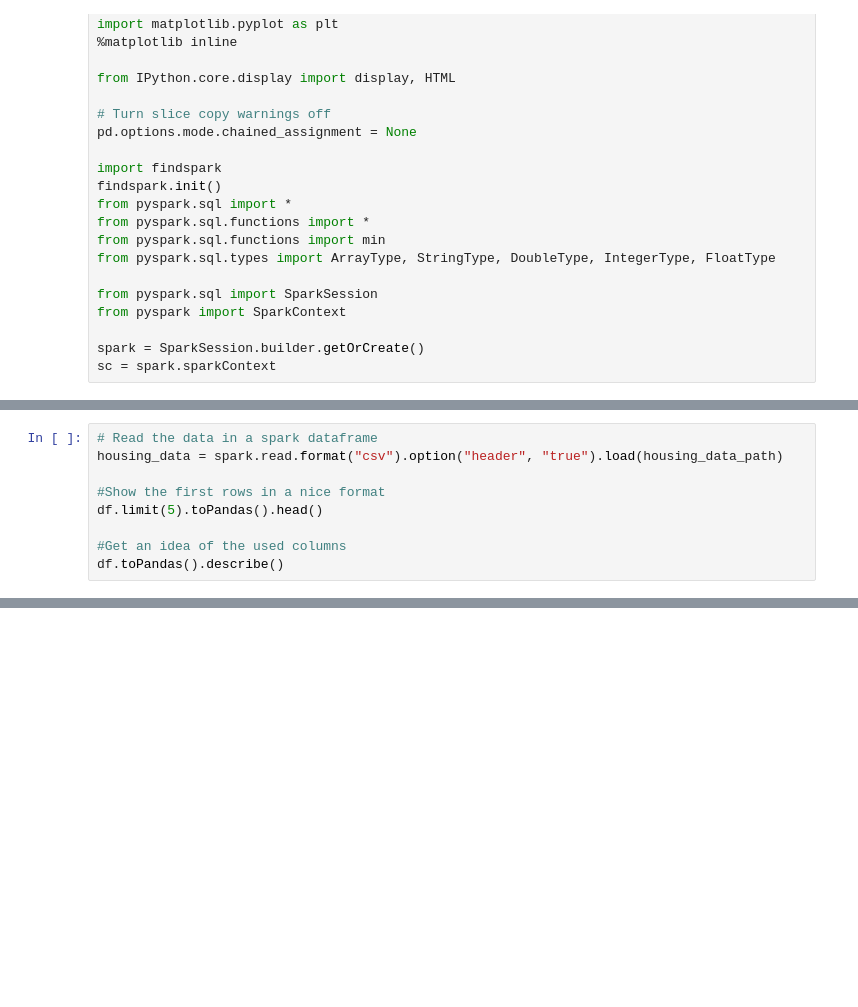
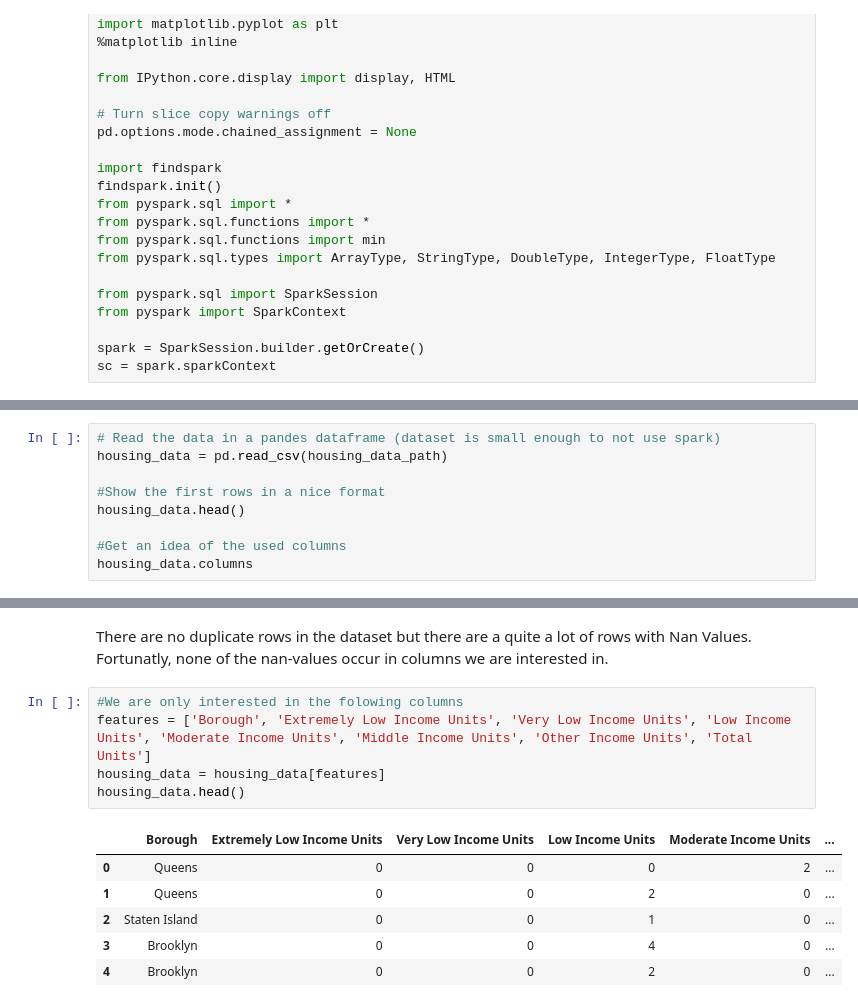
Before and after one commit to ThibauldBraet/Whos-your-data, a Jupyter notebook: Housing.ipynb, the cells around one changed output, grey strips where cells are left out. Cells and saved outputs as stored; diff of their text form; blank space fills up the shorter version.

Commit message:
Housing finished

```diff
--- a/Housing.ipynb
+++ b/Housing.ipynb
@@ -35,10 +35,10 @@ housing_data_path = data_folder + 'Housing_New_York_Units_by_Building.csv'
 # %%
-# Read the data in a spark dataframe
-housing_data = spark.read.format("csv").option("header", "true").load(housing_data_path)
+# Read the data in a pandes dataframe (dataset is small enough to not use spark)
+housing_data = pd.read_csv(housing_data_path)
 
 #Show the first rows in a nice format
-df.limit(5).toPandas().head()
+housing_data.head()
 
 #Get an idea of the used columns
-df.toPandas().describe()
+housing_data.columns
 # %% [output]
@@ -130,0 +87,14 @@ only showing top 20 rows
+# %% [markdown]
+There are no duplicate rows in the dataset but there are a quite a lot of rows with Nan Values. Fortunatly, none of the nan-values occur in columns we are interested in.
+# %%
+#We are only interested in the folowing columns
+features = ['Borough', 'Extremely Low Income Units', 'Very Low Income Units', 'Low Income Units', 'Moderate Income Units', 'Middle Income Units', 'Other Income Units', 'Total Units']
+housing_data = housing_data[features]
+housing_data.head()
+# %% [output]
+|  | Borough | Extremely Low Income Units | Very Low Income Units | Low Income Units | Moderate Income Units | ... |
+| 0 | Queens | 0 | 0 | 0 | 2 | ... |
+| 1 | Queens | 0 | 0 | 2 | 0 | ... |
+| 2 | Staten Island | 0 | 0 | 1 | 0 | ... |
+| 3 | Brooklyn | 0 | 0 | 4 | 0 | ... |
+| 4 | Brooklyn | 0 | 0 | 2 | 0 | ... |
```
Also changed, not shown: parts of 11 cells of this notebook, 3 other files.
